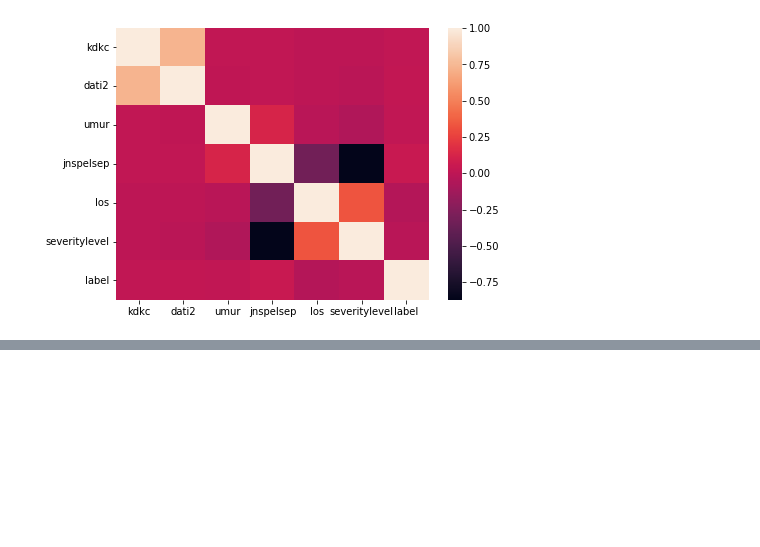
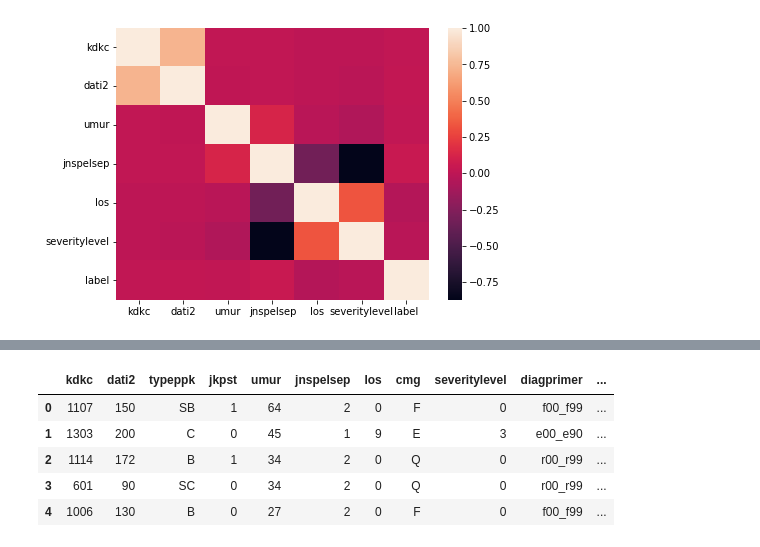
Before and after one commit to letaresaragih/Kelompok-1-Data-Mining-Project-Binary-Classification, a Jupyter notebook: code/Dami_RFC_DataUderstandingAndPrep.ipynb, the cells around one changed output, grey strips where cells are left out. Cells and saved outputs as stored; diff of their text form; code cells hidden in the pictures; blank space fills up the shorter version.

```diff
--- a/code/Dami_RFC_DataUderstandingAndPrep.ipynb
+++ b/code/Dami_RFC_DataUderstandingAndPrep.ipynb
@@ -219,0 +244,11 @@ sns.heatmap(correlations, ax = ax);
+# %%
+df["id"] = df.index + 1
+
+df.head()
+# %% [output]
+|  | kdkc | dati2 | typeppk | jkpst | umur | jnspelsep | los | cmg | severitylevel | diagprimer | ... |
+| 0 | 1107 | 150 | SB | 1 | 64 | 2 | 0 | F | 0 | f00_f99 | ... |
+| 1 | 1303 | 200 | C | 0 | 45 | 1 | 9 | E | 3 | e00_e90 | ... |
+| 2 | 1114 | 172 | B | 1 | 34 | 2 | 0 | Q | 0 | r00_r99 | ... |
+| 3 | 601 | 90 | SC | 0 | 34 | 2 | 0 | Q | 0 | r00_r99 | ... |
+| 4 | 1006 | 130 | B | 0 | 27 | 2 | 0 | F | 0 | f00_f99 | ... |
```
Also changed, not shown: parts of 7 cells of this notebook.
